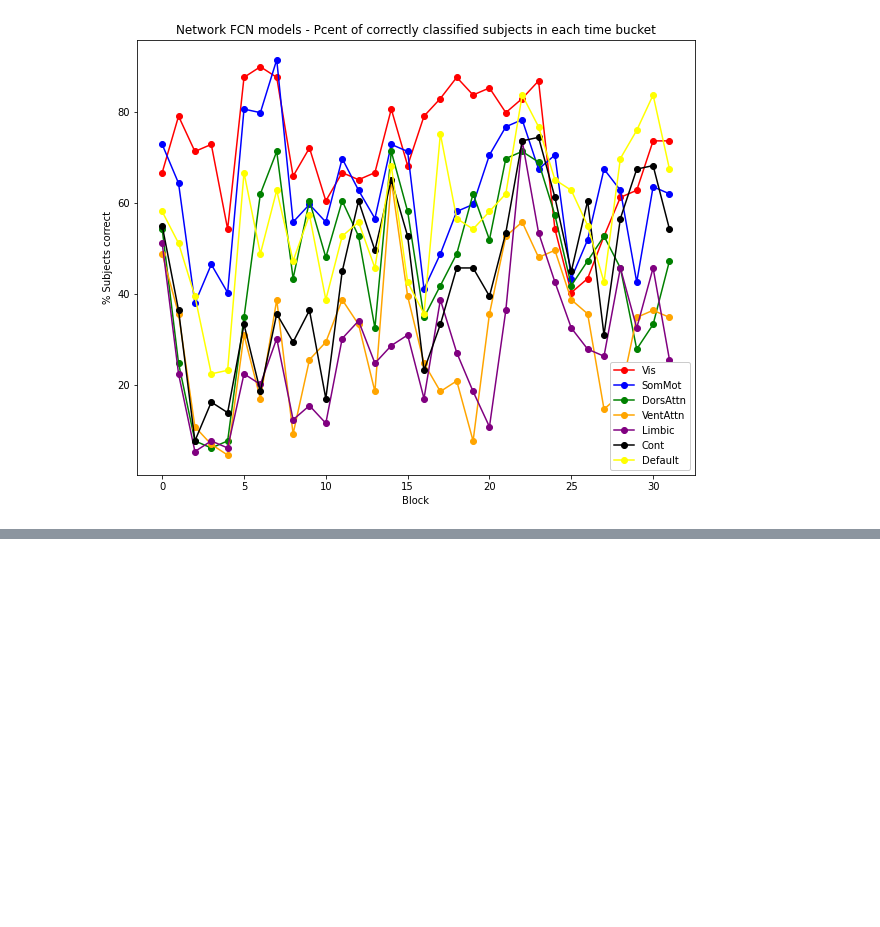
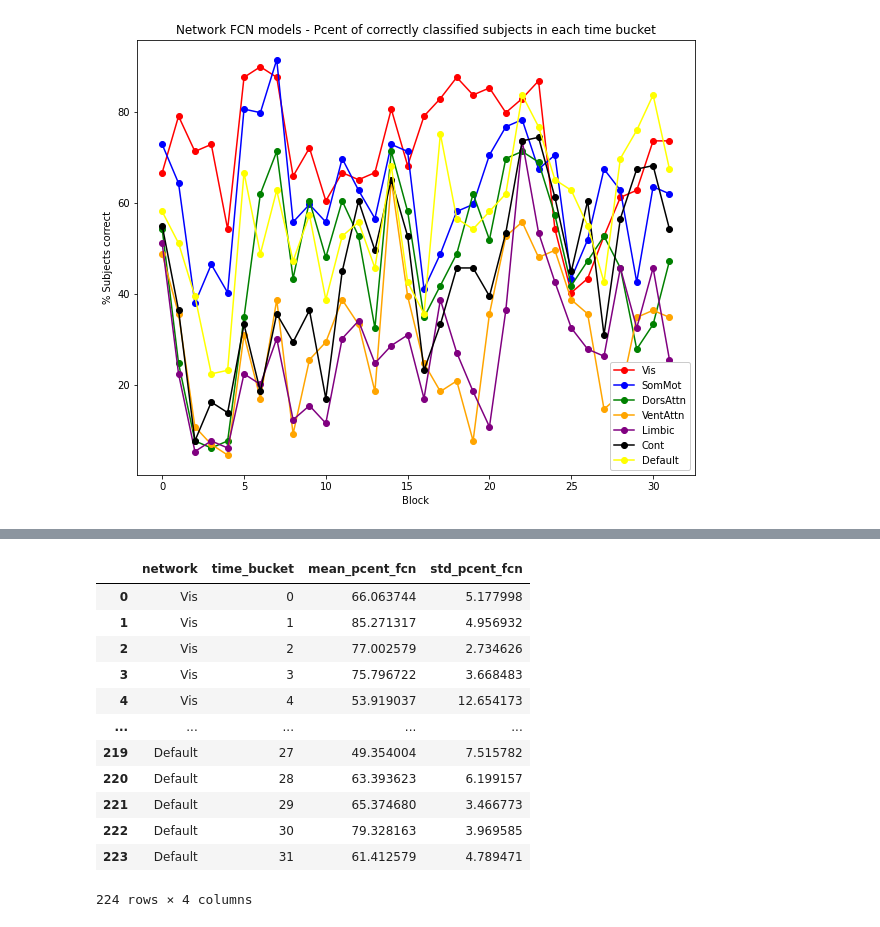
Before and after one commit to hanmacrad2/FCNs_GCNs_classify_fmri, a Jupyter notebook: Results_plot.ipynb, the cells around one changed output, grey strips where cells are left out. Cells and saved outputs as stored; diff of their text form; code cells hidden in the pictures; blank space fills up the shorter version.

```diff
--- a/Results_plot.ipynb
+++ b/Results_plot.ipynb
@@ -237,0 +311,19 @@ plot_network_acc_pcent(df_network_results)
+# %%
+#Model stats results
+df_model_stats = pd.read_pickle('df_model_stats.pkl')
+# %%
+df_model_stats
+# %% [output]
+|  | network | time_bucket | mean_pcent_fcn | std_pcent_fcn |
+| 0 | Vis | 0 | 66.063744 | 5.177998 |
+| 1 | Vis | 1 | 85.271317 | 4.956932 |
+| 2 | Vis | 2 | 77.002579 | 2.734626 |
+| 3 | Vis | 3 | 75.796722 | 3.668483 |
+| 4 | Vis | 4 | 53.919037 | 12.654173 |
+| ... | ... | ... | ... | ... |
+| 219 | Default | 27 | 49.354004 | 7.515782 |
+| 220 | Default | 28 | 63.393623 | 6.199157 |
+| 221 | Default | 29 | 65.374680 | 3.466773 |
+| 222 | Default | 30 | 79.328163 | 3.969585 |
+| 223 | Default | 31 | 61.412579 | 4.789471 |
+224 rows × 4 columns
```
Also changed, not shown: parts of 10 cells of this notebook.
